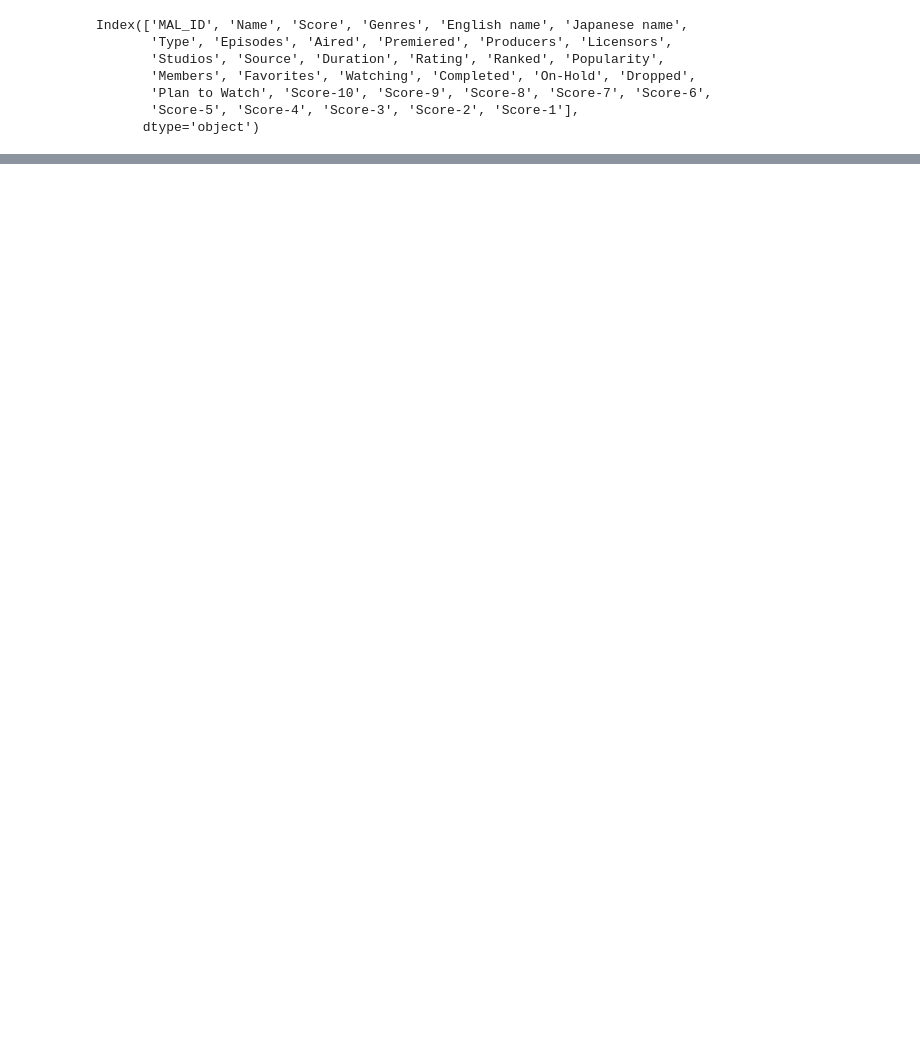
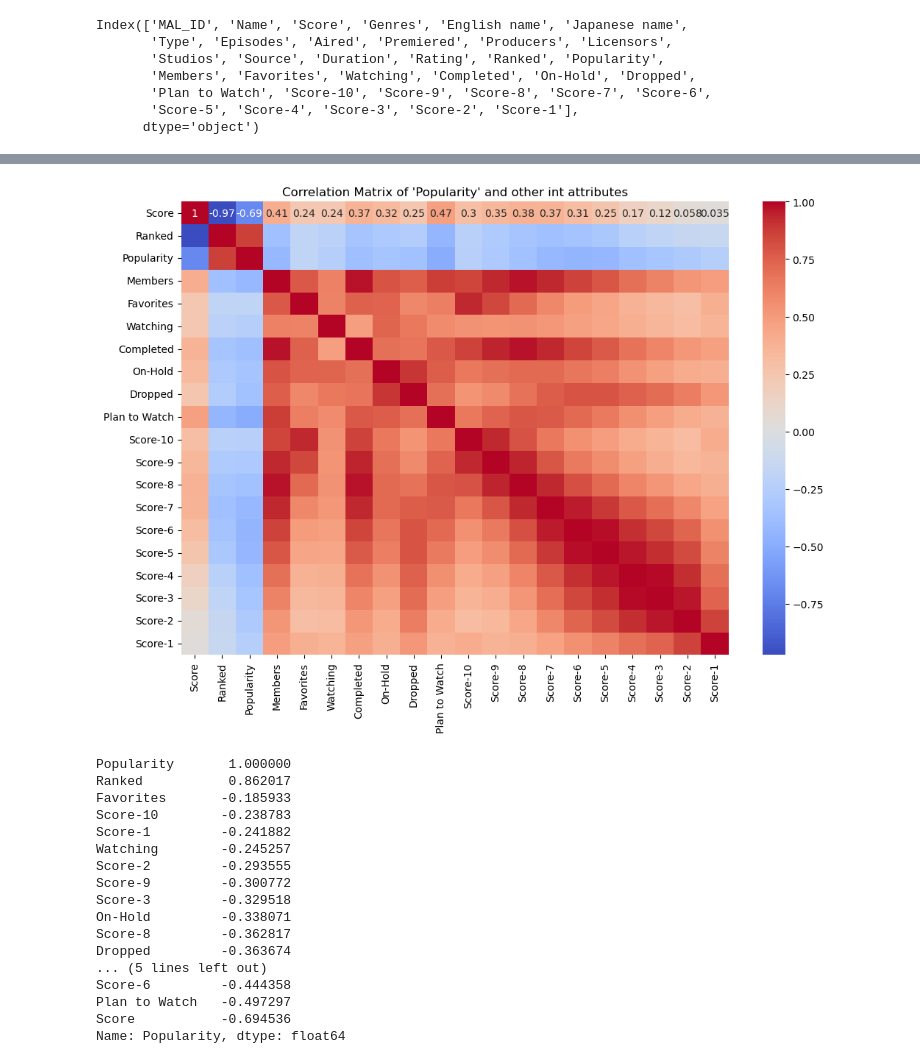
Before and after one commit to hmmm404/RecommendationSystem, a Jupyter notebook: project.ipynb, the cells around one changed output, grey strips where cells are left out. Saved outputs shown, nothing was run; the diff lists cells and outputs as text; code cells hidden in the pictures; blank space fills up the shorter version.

```diff
--- a/project.ipynb
+++ b/project.ipynb
@@ -178,0 +168,31 @@ scores.sort_values(by="self_score",ascending=False).head(10)
+# %%
+int_columns = anime.select_dtypes(include=['int64', 'float64']).columns
+correlation_matrix = anime[int_columns].corr()
+
+popularity_corr = correlation_matrix["Popularity"].sort_values(ascending=False)
+
+plt.figure(figsize=(12, 8))
+sns.heatmap(correlation_matrix, annot=True, cmap="coolwarm")
+plt.title("Correlation Matrix of 'Popularity' and other int attributes")
+plt.show()
+
+popularity_corr
+# %% [output]
+[figure, added]
+Popularity       1.000000
+Ranked           0.862017
+Favorites       -0.185933
+Score-10        -0.238783
+Score-1         -0.241882
+Watching        -0.245257
+Score-2         -0.293555
+Score-9         -0.300772
+Score-3         -0.329518
+On-Hold         -0.338071
+Score-8         -0.362817
+Dropped         -0.363674
+... (5 lines left out)
+Score-6         -0.444358
+Plan to Watch   -0.497297
+Score           -0.694536
+Name: Popularity, dtype: float64
```
Also changed, not shown: parts of 36 cells of this notebook.
